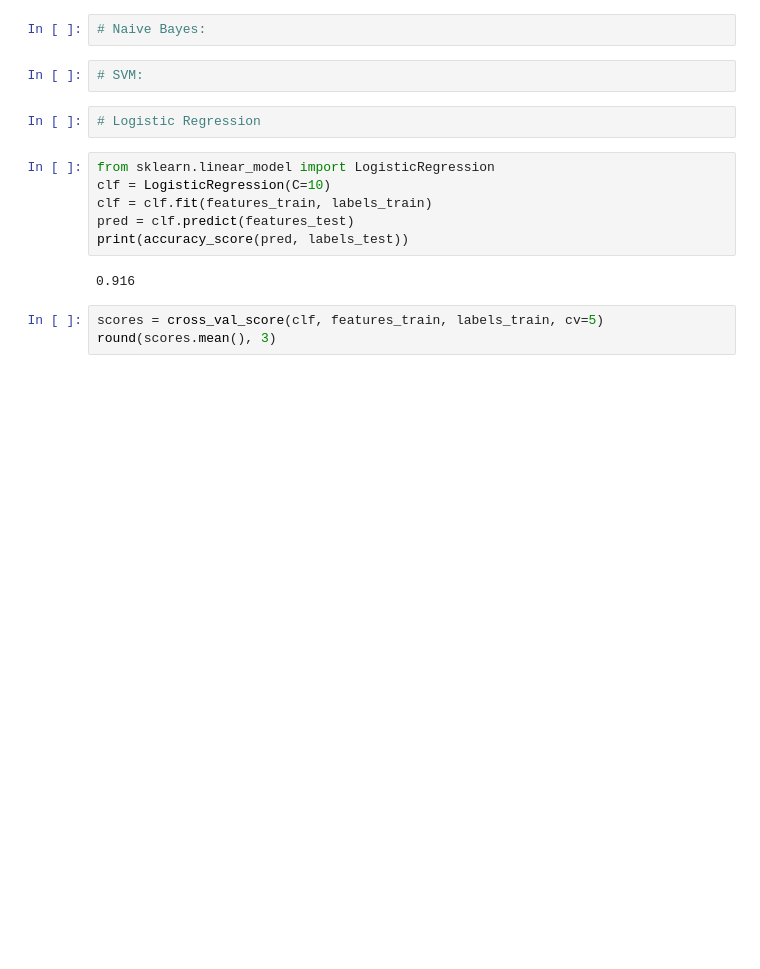
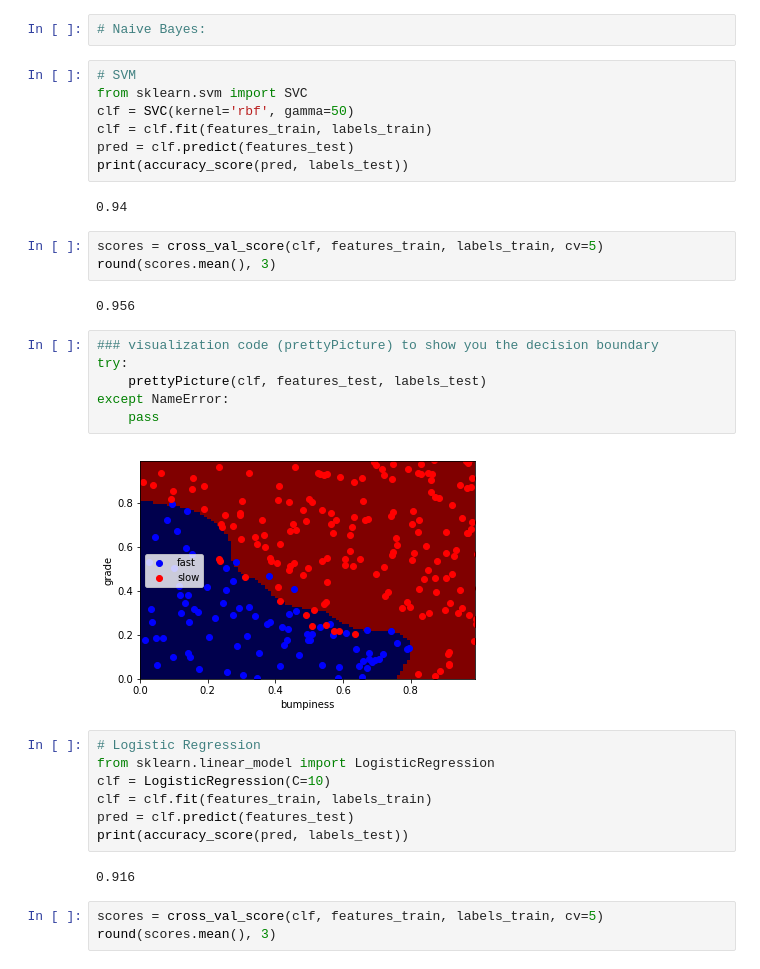
Before and after one commit to allaccountstaken/ML_examples, a Jupyter notebook: CLF_testing .ipynb, the cells around one changed output. Drawn from its saved outputs; the diff is of its cells as text; blank space fills up the shorter version.

Commit message:
added SVC with gamma=50

```diff
--- a/CLF_testing .ipynb
+++ b/CLF_testing .ipynb
@@ -93,11 +93,30 @@ except NameError:
 [figure]
 # %%
 # Naive Bayes:
-# %%
-# SVM:
-# %%
-# Logistic Regression
+# %%
+# SVM
+from sklearn.svm import SVC
+clf = SVC(kernel='rbf', gamma=50)
+clf = clf.fit(features_train, labels_train)
+pred = clf.predict(features_test)
+print(accuracy_score(pred, labels_test))
+# %% [output]
+0.94
+# %%
+scores = cross_val_score(clf, features_train, labels_train, cv=5)
+round(scores.mean(), 3)
+# %% [output]
+0.956
+# %%
+### visualization code (prettyPicture) to show you the decision boundary
+try:
+    prettyPicture(clf, features_test, labels_test)
+except NameError:
+    pass
+# %% [output]
+[figure, added]
 # %%
+# Logistic Regression
 from sklearn.linear_model import LogisticRegression
 clf = LogisticRegression(C=10)
 clf = clf.fit(features_train, labels_train)
```
Also changed, not shown: 1 other file.
